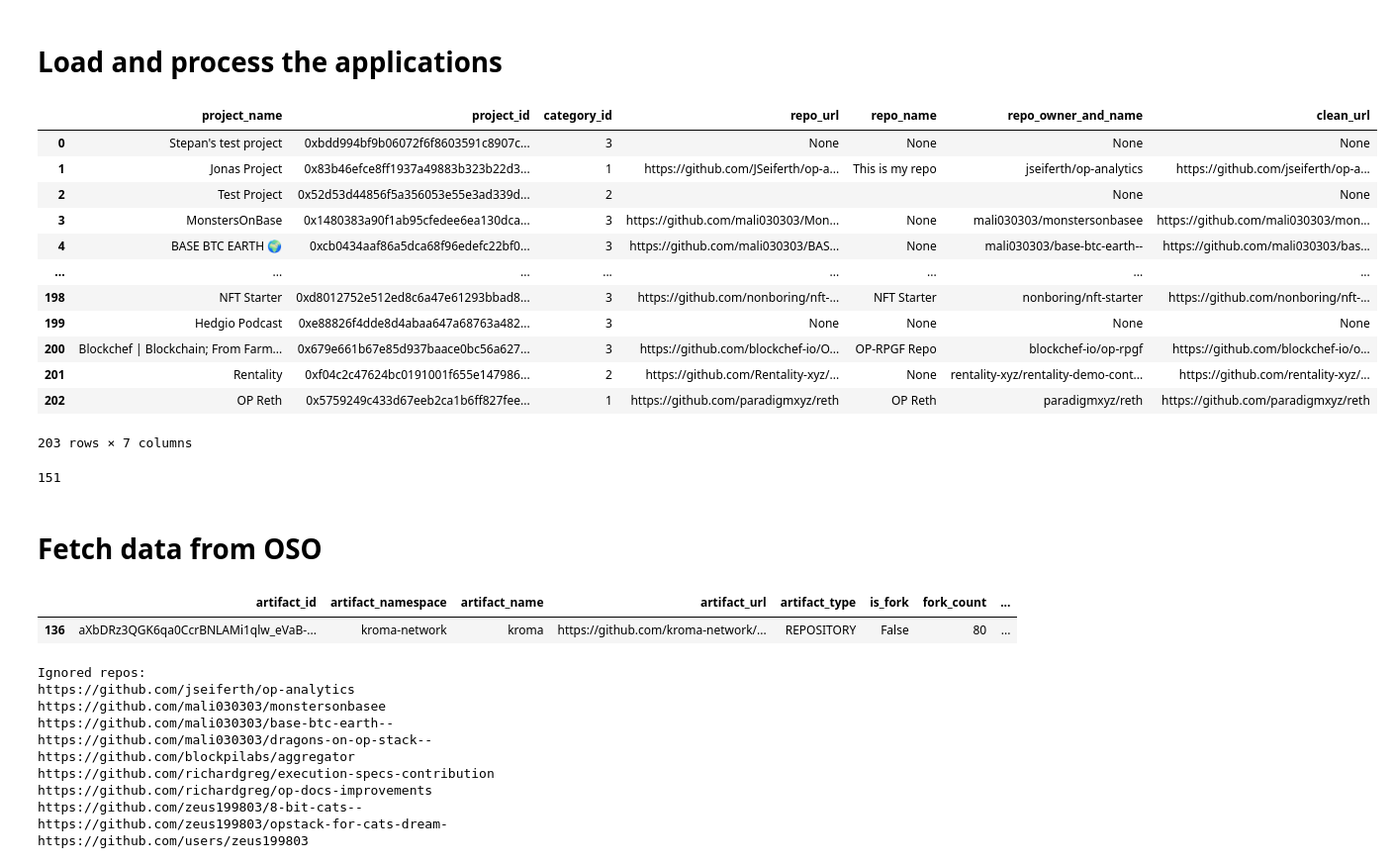
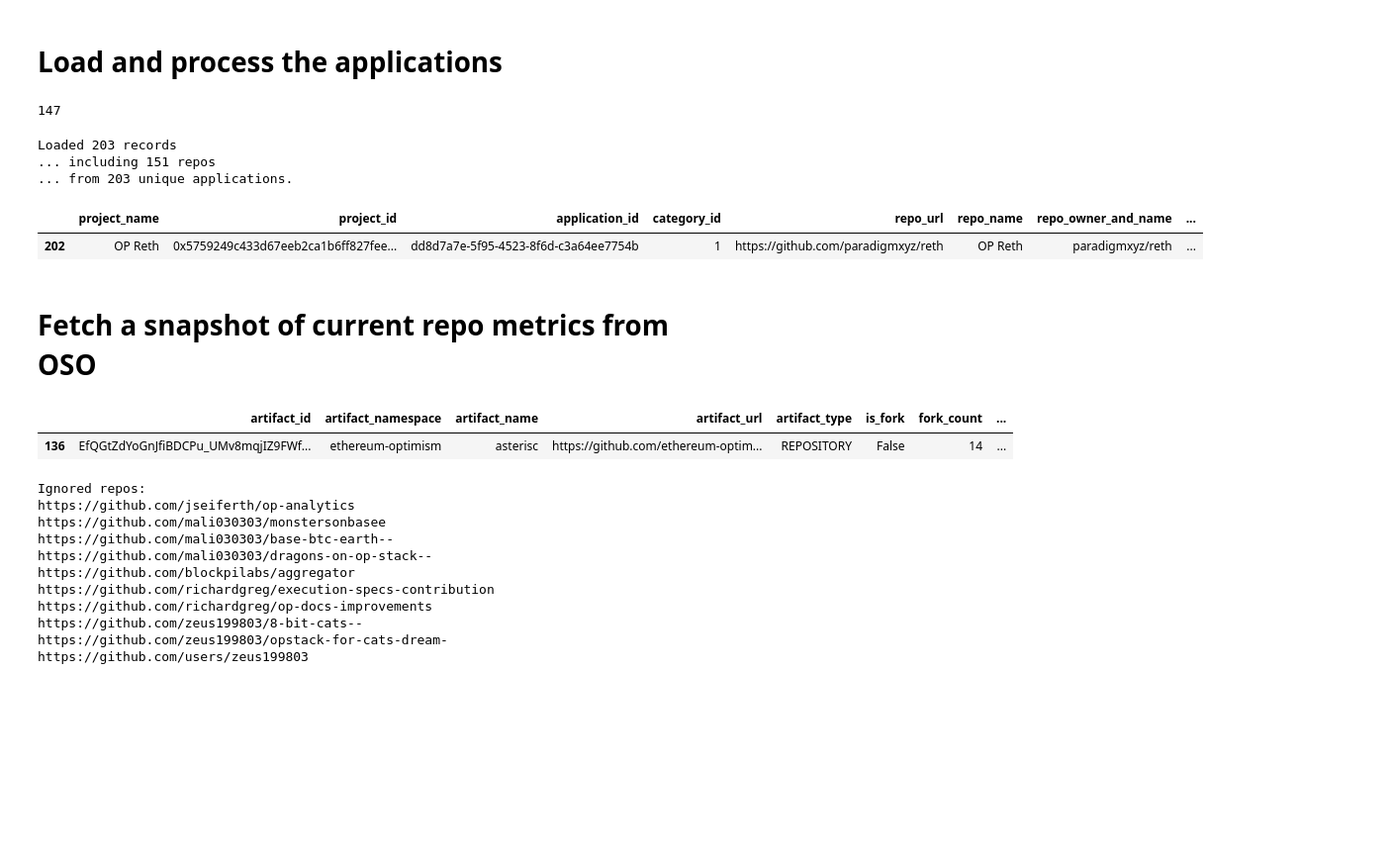
Before and after one commit to opensource-observer/insights, a Jupyter notebook: analysis/optimism/retrofunding5/RF5_GitHub_RepoMetrics.ipynb, the cells around one changed output. Shown at 99% size. Drawn from its saved outputs; the diff is of its cells as text; code cells hidden in the pictures; blank space fills up the shorter version.

Commit message:
fix(nb): minor changes docs and polish on RF5 github metrics

```diff
--- a/analysis/optimism/retrofunding5/RF5_GitHub_RepoMetrics.ipynb
+++ b/analysis/optimism/retrofunding5/RF5_GitHub_RepoMetrics.ipynb
@@ -28,6 +35,9 @@ client = bigquery.Client()
 # Load and process the applications
 # %%
 applications = json.load(open("data/applications.json"))
+print(len(applications))
+# %% [output]
+147
 # %%
 projects_data = []
 
@@ -37,6 +47,7 @@ for app in applications:
     project_name = project.get('name')
     project_id = project.get('id')
     category_id = app['impactStatementAnswer'][0]['impactStatement']['categoryId']
+    application_id = app['impactStatementAnswer'][0]['applicationId']
 
     if repos:
         for repo in repos:
@@ -49,64 +60,58 @@ for app in applications:
             projects_data.append({
                 'project_name': project_name,
                 'project_id': project_id,
+                'application_id': application_id,
                 'category_id': category_id,
                 'repo_url': repo_url,
                 'repo_name': repo.get('name', None)
             })
     else:
         projects_data.append({
             'project_name': project_name,
             'project_id': project_id,
+            'application_id': application_id,
             'category_id': category_id,
             'repo_url': None,
             'repo_name': None
         })
 
 df_projects = pd.DataFrame(projects_data)
 
 def extract_owner_and_repo(url):
     if url and isinstance(url, str):
         url = url.lower()
         if "github.com" in url:
             parts = url.split('/')
             if len(parts) >= 5:
                 return f"{parts[3]}/{parts[4]}"
     return None
 
 def clean_repo_url(owner_and_name):
     if owner_and_name:
         return f"https://github.com/{owner_and_name}"
 
 df_projects['repo_owner_and_name'] = df_projects['repo_url'].apply(extract_owner_and_repo)
 df_projects['clean_url'] = df_projects['repo_owner_and_name'].apply(clean_repo_url)
 
-project_name_mappings = df_projects.set_index('project_id')['project_name'].to_dict()
-project_category_mappings = df_projects.set_index('project_id')['category_id'].to_dict()
+project_name_mappings = df_projects.set_index('application_id')['project_name'].to_dict()
+project_category_mappings = df_projects.set_index('application_id')['category_id'].to_dict()
 
-df_projects
+print(f"Loaded {len(df_projects)} records\
+        \n... including {len(df_projects['clean_url'].dropna().unique())} repos\
+        \n... from {len(df_projects['application_id'])} unique applications.\n\n")
+
+repo_urls = list(df_projects['clean_url'].dropna().unique())
+df_projects.tail(1)
 # %% [output]
+Loaded 203 records
+... including 151 repos
+... from 203 unique applications.
-|  | project_name | project_id | category_id | repo_url | repo_name | repo_owner_and_name | clean_url |
-| 0 | Stepan's test project | 0xbdd994bf9b06072f6f8603591c8907c... | 3 | None | None | None | None |
-| 1 | Jonas Project | 0x83b46efce8ff1937a49883b323b22d3... | 1 | https://github.com/JSeiferth/op-a... | This is my repo | jseiferth/op-analytics | https://github.com/jseiferth/op-a... |
-| 2 | Test Project | 0x52d53d44856f5a356053e55e3ad339d... | 2 |  |  | None | None |
-| 3 | MonstersOnBase | 0x1480383a90f1ab95cfedee6ea130dca... | 3 | https://github.com/mali030303/Mon... | None | mali030303/monstersonbasee | https://github.com/mali030303/mon... |
-| 4 | BASE BTC EARTH 🌍 | 0xcb0434aaf86a5dca68f96edefc22bf0... | 3 | https://github.com/mali030303/BAS... | None | mali030303/base-btc-earth-- | https://github.com/mali030303/bas... |
-| ... | ... | ... | ... | ... | ... | ... | ... |
-| 198 | NFT Starter | 0xd8012752e512ed8c6a47e61293bbad8... | 3 | https://github.com/nonboring/nft-... | NFT Starter | nonboring/nft-starter | https://github.com/nonboring/nft-... |
-| 199 | Hedgio Podcast | 0xe88826f4dde8d4abaa647a68763a482... | 3 | None | None | None | None |
-| 200 | Blockchef | Blockchain; From Farm... | 0x679e661b67e85d937baace0bc56a627... | 3 | https://github.com/blockchef-io/O... | OP-RPGF Repo | blockchef-io/op-rpgf | https://github.com/blockchef-io/o... |
-| 201 | Rentality | 0xf04c2c47624bc0191001f655e147986... | 2 | https://github.com/Rentality-xyz/... | None | rentality-xyz/rentality-demo-cont... | https://github.com/rentality-xyz/... |
-| 202 | OP Reth | 0x5759249c433d67eeb2ca1b6ff827fee... | 1 | https://github.com/paradigmxyz/reth | OP Reth | paradigmxyz/reth | https://github.com/paradigmxyz/reth |
+|  | project_name | project_id | application_id | category_id | repo_url | repo_name | repo_owner_and_name | ... |
+| 202 | OP Reth | 0x5759249c433d67eeb2ca1b6ff827fee... | dd8d7a7e-5f95-4523-8f6d-c3a64ee7754b | 1 | https://github.com/paradigmxyz/reth | OP Reth | paradigmxyz/reth | ... |
-203 rows × 7 columns
-# %%
-repo_urls = list(df_projects['clean_url'].dropna().unique())
-len(repo_urls)
-# %% [output]
-151
 # %% [markdown]
-# Fetch data from OSO
+# Fetch a snapshot of current repo metrics from OSO
 # %%
-# Get snapshot of repo metrics (taken 2024-09-16)
+# Get snapshot of repo metrics (taken 2024-09-23)
 
 repo_urls_str = "'" + "','".join(repo_urls) + "'"
 repos_query = f"""
@@ -129,10 +134,11 @@ repos_query = f"""
 """
 repos_query_result = client.query(repos_query)
 df_repos = repos_query_result.to_dataframe()
+df_repos['license_spdx_id'] =  df_repos['license_spdx_id'].replace({'NOASSERTION': 'Custom'})
 df_repos.tail(1)
 # %% [output]
 |  | artifact_id | artifact_namespace | artifact_name | artifact_url | artifact_type | is_fork | fork_count | ... |
-| 136 | aXbDRz3QGK6qa0CcrBNLAMi1qlw_eVaB-... | kroma-network | kroma | https://github.com/kroma-network/... | REPOSITORY | False | 80 | ... |
+| 136 | EfQGtZdYoGnJfiBDCPu_UMv8mqjIZ9FWf... | ethereum-optimism | asterisc | https://github.com/ethereum-optim... | REPOSITORY | False | 14 | ... |
 # %%
 # identify any repos in apps that do not have data
 print("Ignored repos:")
```
Also changed, not shown: parts of 17 cells of this notebook, 1 other file.
